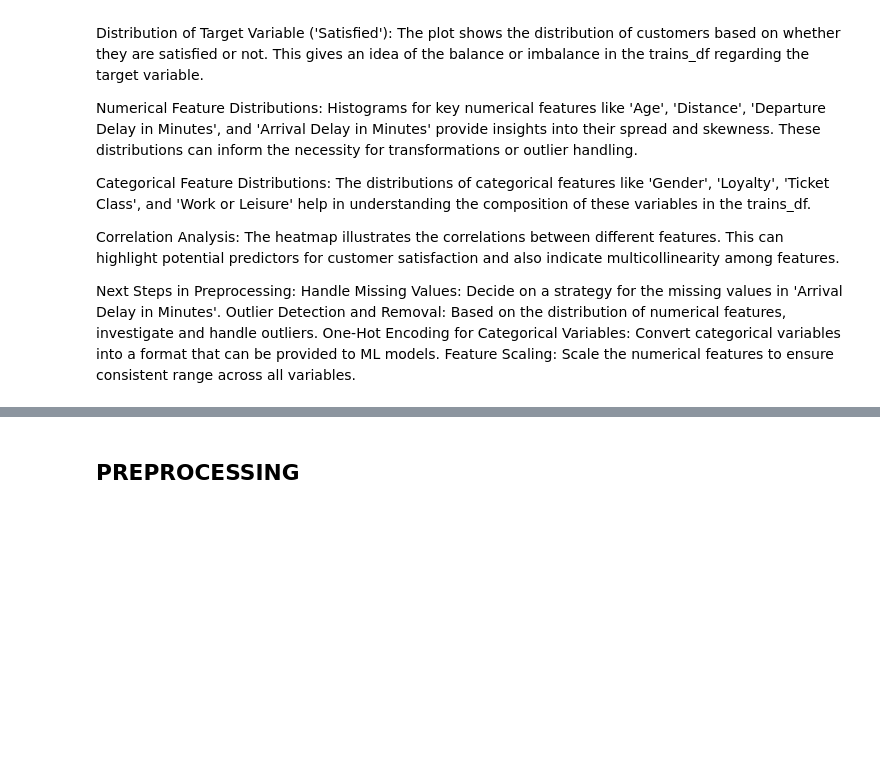
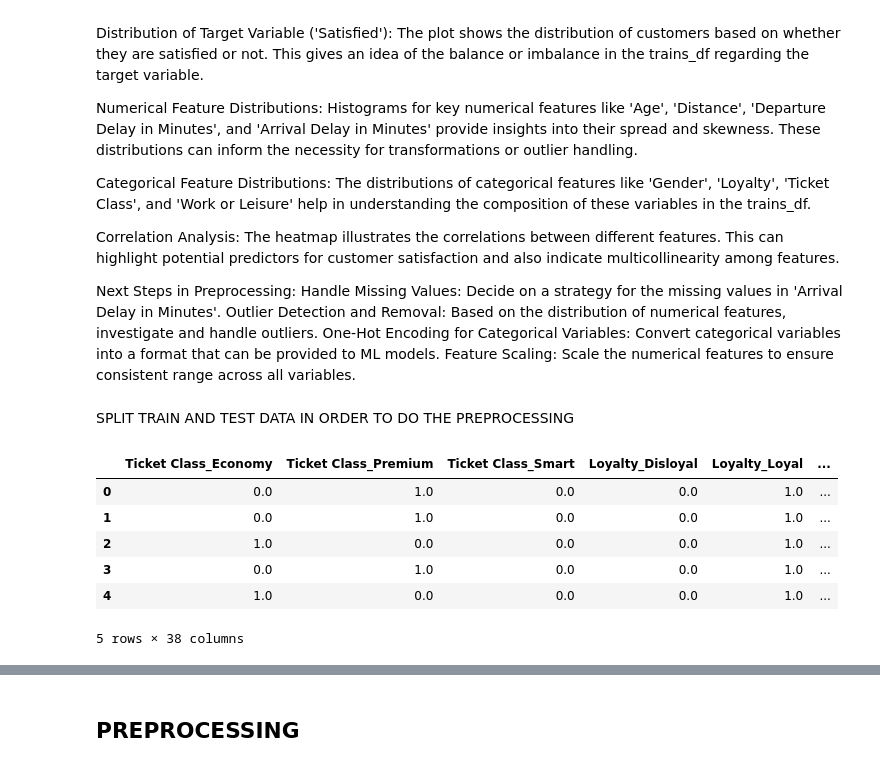
Before and after one commit to sofbruni/AI_PROJECT2023-2024, a Jupyter notebook: main.ipynb, the cells around one changed output, grey strips where cells are left out. Drawn from its saved outputs; the diff is of its cells as text; code cells hidden in the pictures; blank space fills up the shorter version.

```diff
--- a/main.ipynb
+++ b/main.ipynb
@@ -319,3 +369,14 @@ Handle Missing Values: Decide on a strategy for the missing values in 'Arrival D
 Outlier Detection and Removal: Based on the distribution of numerical features, investigate and handle outliers.
 One-Hot Encoding for Categorical Variables: Convert categorical variables into a format that can be provided to ML models.
 Feature Scaling: Scale the numerical features to ensure consistent range across all variables.
+# %% [markdown]
+SPLIT TRAIN AND TEST DATA IN ORDER TO DO THE PREPROCESSING
+# %%
+from sklearn.model_selection import train_test_split
+from sklearn.preprocessing import OneHotEncoder, StandardScaler
+
+# Separate the features and the target variable
+X = trains_df.drop(['Satisfied'], axis=1)
+y = trains_df['Satisfied']
+# Split the dataset into train and test sets
+X_train, X_test, y_train, y_test = train_test_split(X, y, test_size=0.25, random_state=42)
@@ -321,0 +407,33 @@ Feature Scaling: Scale the numerical features to ensure consistent range across
+# %%
+# Get the numerical columns
+num_cols_train = X_train.select_dtypes(include=['int64', 'float64']).columns
+num_cols_test = X_test.select_dtypes(include=['int64', 'float64']).columns
+
+# print("Before:\n", trains_df[num_cols].head(5))
+
+# Apply the StandardScaler
+scaler = StandardScaler()
+scaled_num_train_cols = scaler.fit_transform(X_train[num_cols_train])
+scaled_num_test_cols = scaler.fit_transform(X_test[num_cols_test])
+
+# Convert the array to a DataFrame
+scaled_num_cols_train_df = pd.DataFrame(scaled_num_train_cols, columns=num_cols_train)
+scaled_num_cols_test_df = pd.DataFrame(scaled_num_test_cols, columns=num_cols_test)
+
+# #reset index
+scaled_num_cols_train_df = scaled_num_cols_train_df.reset_index(drop=True)
+scaled_num_cols_test_df = scaled_num_cols_test_df.reset_index(drop=True)
+# %%
+# Concatenate the DataFrames
+X_train_final = pd.concat([enc_cat_col_train_df, scaled_num_cols_train_df], axis=1)
+X_test_final = pd.concat([enc_cat_col_test_df, scaled_num_cols_test_df], axis=1)
+
+X_train_final.head()
+# %% [output]
+|  | Ticket Class_Economy | Ticket Class_Premium | Ticket Class_Smart | Loyalty_Disloyal | Loyalty_Loyal | ... |
+| 0 | 0.0 | 1.0 | 0.0 | 0.0 | 1.0 | ... |
+| 1 | 0.0 | 1.0 | 0.0 | 0.0 | 1.0 | ... |
+| 2 | 1.0 | 0.0 | 0.0 | 0.0 | 1.0 | ... |
+| 3 | 0.0 | 1.0 | 0.0 | 0.0 | 1.0 | ... |
+| 4 | 1.0 | 0.0 | 0.0 | 0.0 | 1.0 | ... |
+5 rows × 38 columns
```
Also changed, not shown: parts of 21 cells of this notebook.
